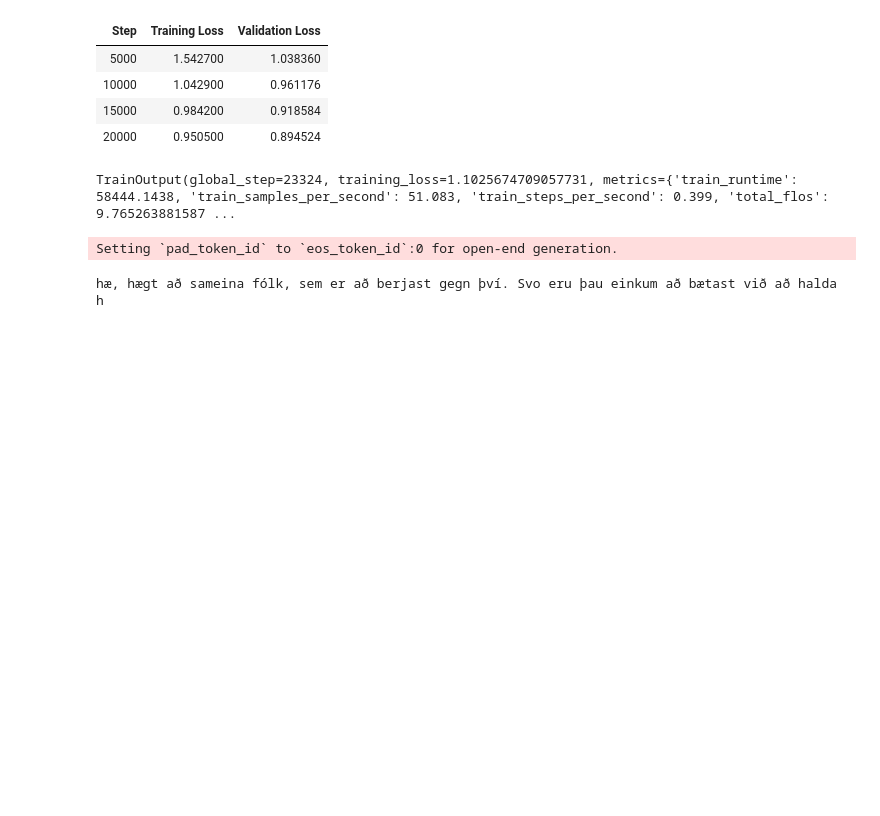
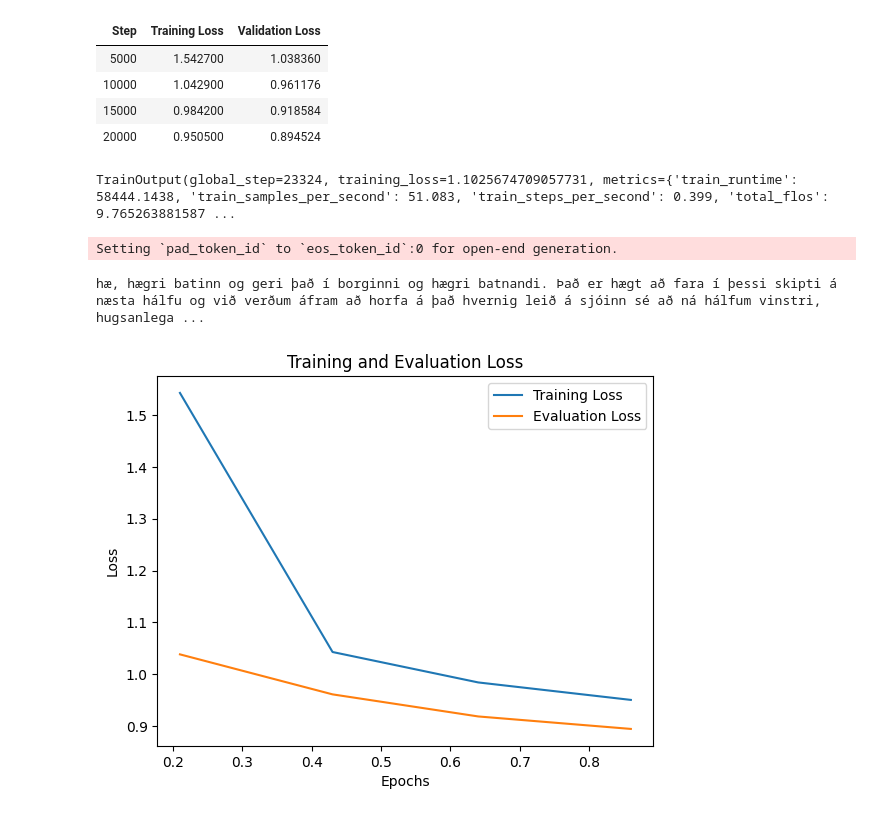
Before and after one commit to sigurdurhaukur/generate-isl-parlalment-speeches, a Jupyter notebook: icegpt.ipynb, the cells around one changed output. Drawn from its saved outputs; the diff is of its cells as text; code cells hidden in the pictures; blank space fills up the shorter version.

```diff
--- a/icegpt.ipynb
+++ b/icegpt.ipynb
@@ -219,10 +219,55 @@ model.eval()
 pipeline = TextGenerationPipeline(model=model, tokenizer=tokenizer)
 
 # Generate text
-generated_text = pipeline("hæ, hæ", max_length=100, num_return_sequences=1, do_sample=True, top_k=50, top_p=0.95, temperature=0.9)
+generated_text = pipeline("hæ, hæ", max_length=1000, num_return_sequences=1, do_sample=True, top_k=50, top_p=0.95, temperature=0.9)
 
 # Print the generated text
 print(generated_text[0]['generated_text'])
 # %% [output]
 Setting `pad_token_id` to `eos_token_id`:0 for open-end generation.
-hæ, hægt að sameina fólk, sem er að berjast gegn því. Svo eru þau einkum að bætast við að halda h
+hæ, hægri batinn og geri það í borginni og hægri batnandi. Það er hægt að fara í þessi skipti á næsta hálfu og við verðum áfram að horfa á það hvernig leið á sjóinn sé að ná hálfum vinstri, hugsanlega ...
+# %%
+from matplotlib import pyplot as plt
+import pandas as pd
+import numpy as np
+
+df = pd.DataFrame(trainer.state.log_history)
+df.to_csv("./ice-gpt2/log_history.csv")
+
+training_loss_data = []
+eval_loss_data = []
+for i in range(len(df)):
+    row = df.iloc[i]
+    epoch, train_loss, eval_loss = row["epoch"], row["loss"], row["eval_loss"]
+
+    if not np.isnan(eval_loss):
+        eval_loss_data.append((epoch, eval_loss))
+
+    if not np.isnan(train_loss):
+        training_loss_data.append((epoch, train_loss))
+
+# Extract x and y values for training and evaluation losses
+training_epochs, training_losses = zip(*training_loss_data)
+eval_epochs, eval_losses = zip(*eval_loss_data)
+
+# Create a figure and axis
+fig, ax = plt.subplots()
+
+# Plot the training loss
+ax.plot(training_epochs, training_losses, label='Training Loss')
+
+# Plot the evaluation loss
+ax.plot(eval_epochs, eval_losses, label='Evaluation Loss')
+
+# Set labels and title
+ax.set_xlabel('Epochs')
+ax.set_ylabel('Loss')
+ax.set_title('Training and Evaluation Loss')
+
+# Add a legend
+ax.legend()
+
+# Display the plot
+plt.show()
+# %% [output]
+[figure, added]
```
